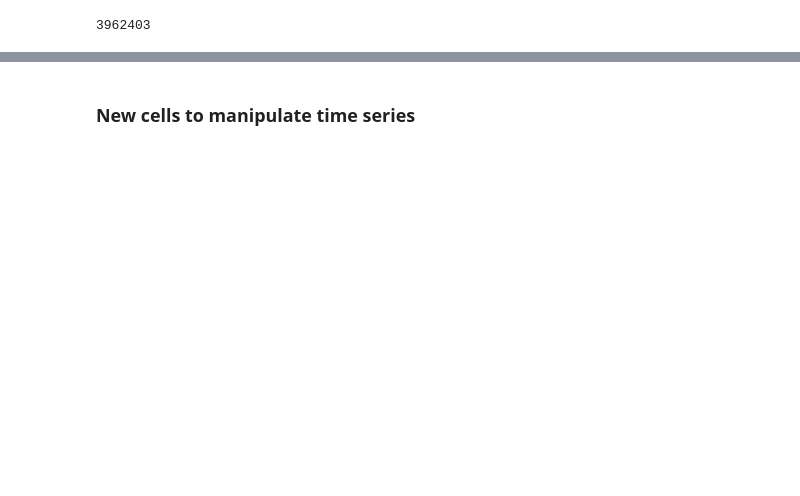
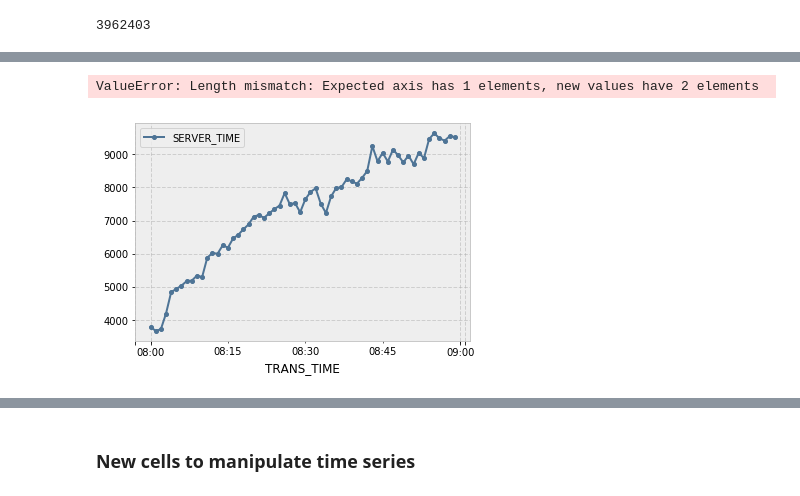
Before and after one commit to milindnirgun/pycharts, a Jupyter notebook: AMP.ipynb, the cells around one changed output, grey strips where cells are left out. Drawn from its saved outputs; the diff is of its cells as text; code cells hidden in the pictures; blank space fills up the shorter version.

Commit message:
Added timeseries plot for AMP

```diff
--- a/AMP.ipynb
+++ b/AMP.ipynb
@@ -3,7 +47,7 @@ import numpy as np
 import pandas as pd
 import matplotlib.pyplot as plt
 # %%
-fpath = "D:/tmp/AMP_TRANSACTION_201808.csv"
+fpath = "AMP_TRANSACTION_201808.csv"
 
-perf_data = pd.read_csv(fpath, header=0)
+txn_df = pd.read_csv(fpath, header=0)
 # %%
@@ -29,0 +66,3 @@ TypeError: Only valid with DatetimeIndex, TimedeltaIndex or PeriodIndex, but got
+# %%
+txn_df['TRANS_TIME'] = pd.to_datetime(txn_df['TRANS_TIME'])
+txn_df.head()
@@ -29,0 +80,3 @@ TypeError: Only valid with DatetimeIndex, TimedeltaIndex or PeriodIndex, but got
+# %%
+txn_mean = pd.DataFrame(txn_df.groupby([pd.Grouper(key='TRANS_TIME', freq='1min')])['SERVER_TIME'].mean())
+txn_count = pd.DataFrame(txn_df.groupby([pd.Grouper(key='TRANS_TIME', freq='1min')])['SERVER_TIME'].count())
@@ -29,0 +95,10 @@ TypeError: Only valid with DatetimeIndex, TimedeltaIndex or PeriodIndex, but got
+# %%
+txn_count.columns = ['TRANS_TIME', 'COUNT']
+txn_mean.columns = ['TRANS_TIME', 'MEAN']
+print(txn_mean.columns)
+# %% [output]
+ValueError: Length mismatch: Expected axis has 1 elements, new values have 2 elements
+# %%
+txn_count.plot();
+# %% [output]
+[figure, added]
```
Also changed, not shown: parts of 15 cells of this notebook.
